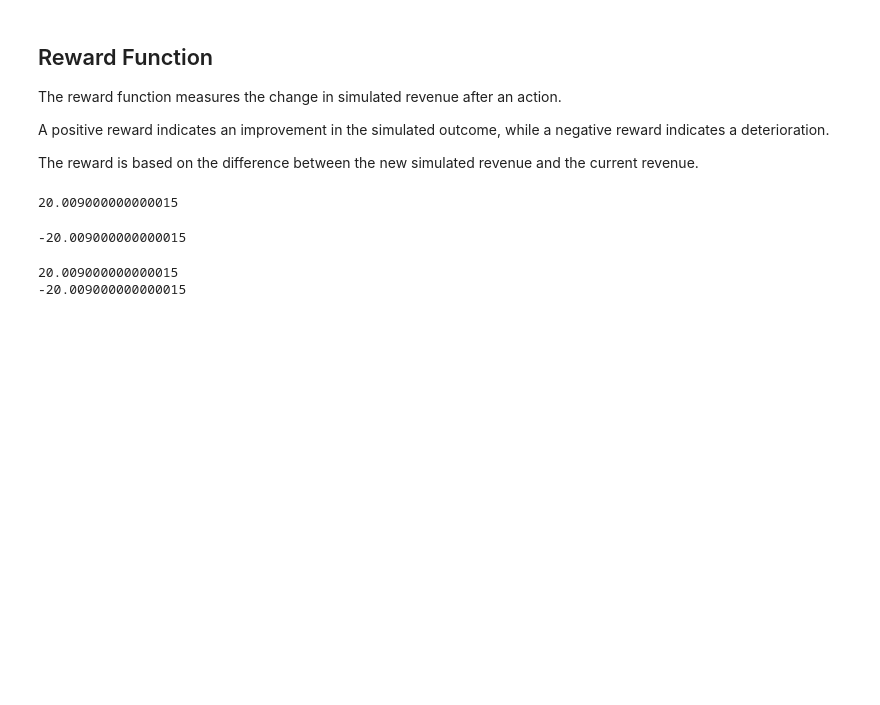
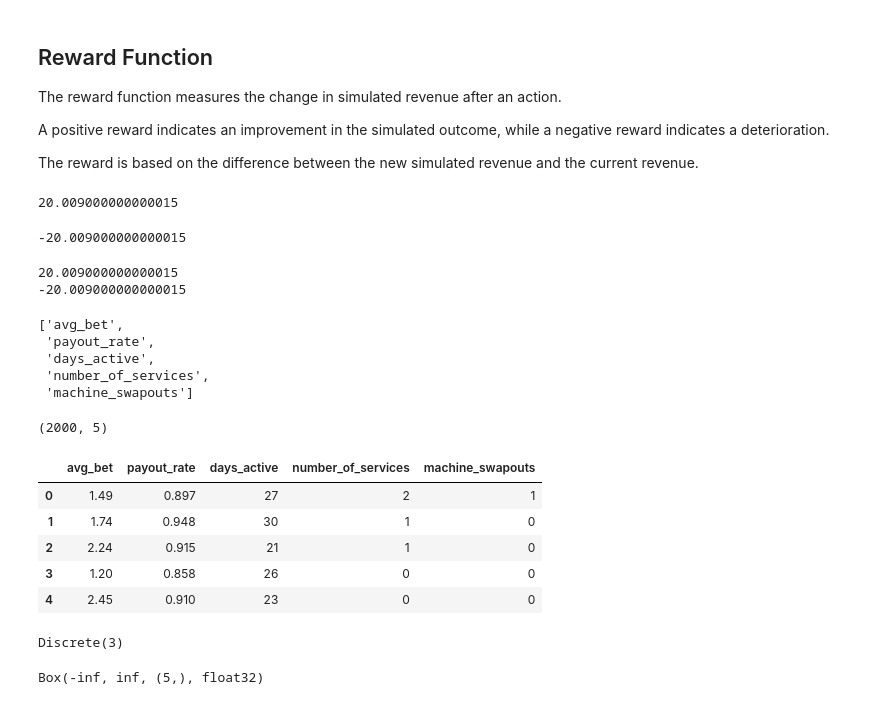
Before and after one commit to christran85-cyber/casino-revenue-rl-optimization, a Jupyter notebook: notebooks/casino_revenue_rl_optimization.ipynb, the cells around one changed output. Cells and saved outputs as stored; diff of their text form; code cells hidden in the pictures; blank space fills up the shorter version.

```diff
--- a/notebooks/casino_revenue_rl_optimization.ipynb
+++ b/notebooks/casino_revenue_rl_optimization.ipynb
@@ -229,3 +229,34 @@ print(calculate_reward(-400.18,-420.189))
 # %% [output]
 20.009000000000015
 -20.009000000000015
+# %%
+state_features = [
+    'avg_bet',
+    'payout_rate',
+    'days_active',
+    'number_of_services',
+    'machine_swapouts'
+]
+# %%
+state_features
+# %% [output]
+['avg_bet',
+ 'payout_rate',
+ 'days_active',
+ 'number_of_services',
+ 'machine_swapouts']
+# %%
+state_data = df[state_features].copy()
+# %%
+state_data.shape
+# %% [output]
+(2000, 5)
+# %%
+state_data.head()
+# %% [output]
+|  | avg_bet | payout_rate | days_active | number_of_services | machine_swapouts |
+| 0 | 1.49 | 0.897 | 27 | 2 | 1 |
+| 1 | 1.74 | 0.948 | 30 | 1 | 0 |
+| 2 | 2.24 | 0.915 | 21 | 1 | 0 |
+| 3 | 1.20 | 0.858 | 26 | 0 | 0 |
+| 4 | 2.45 | 0.910 | 23 | 0 | 0 |
@@ -231,0 +349,8 @@ print(calculate_reward(-400.18,-420.189))
+# %%
+env.action_space
+# %% [output]
+Discrete(3)
+# %%
+env.observation_space
+# %% [output]
+Box(-inf, inf, (5,), float32)
```
Also changed, not shown: parts of 13 cells of this notebook.
